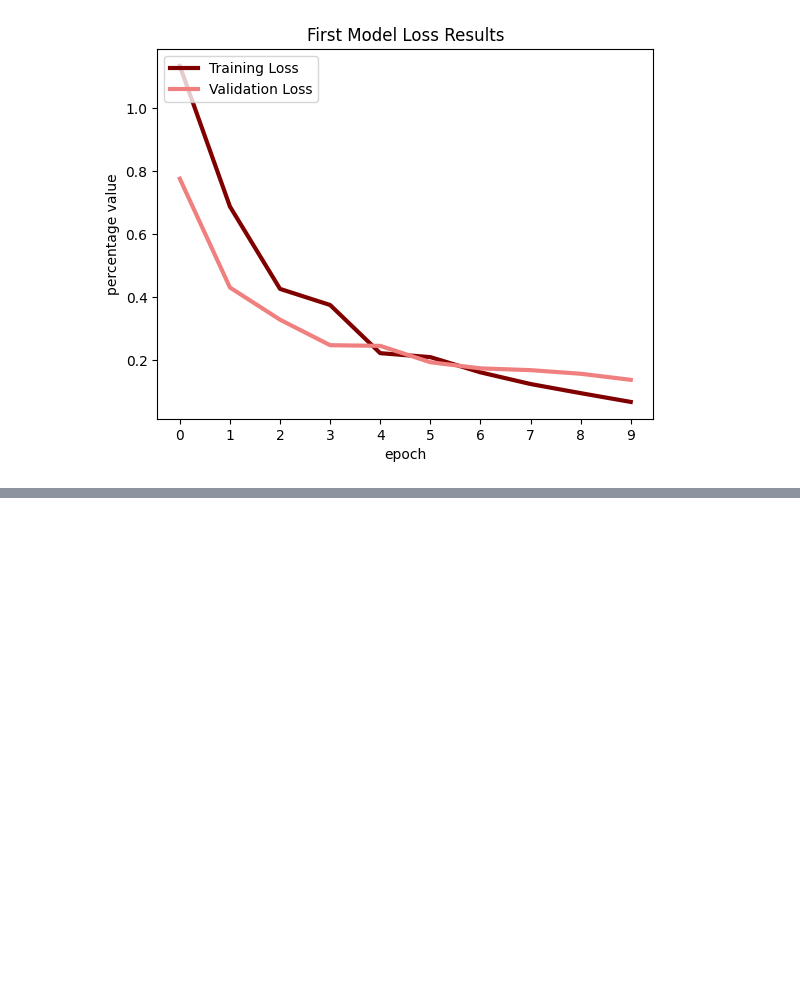
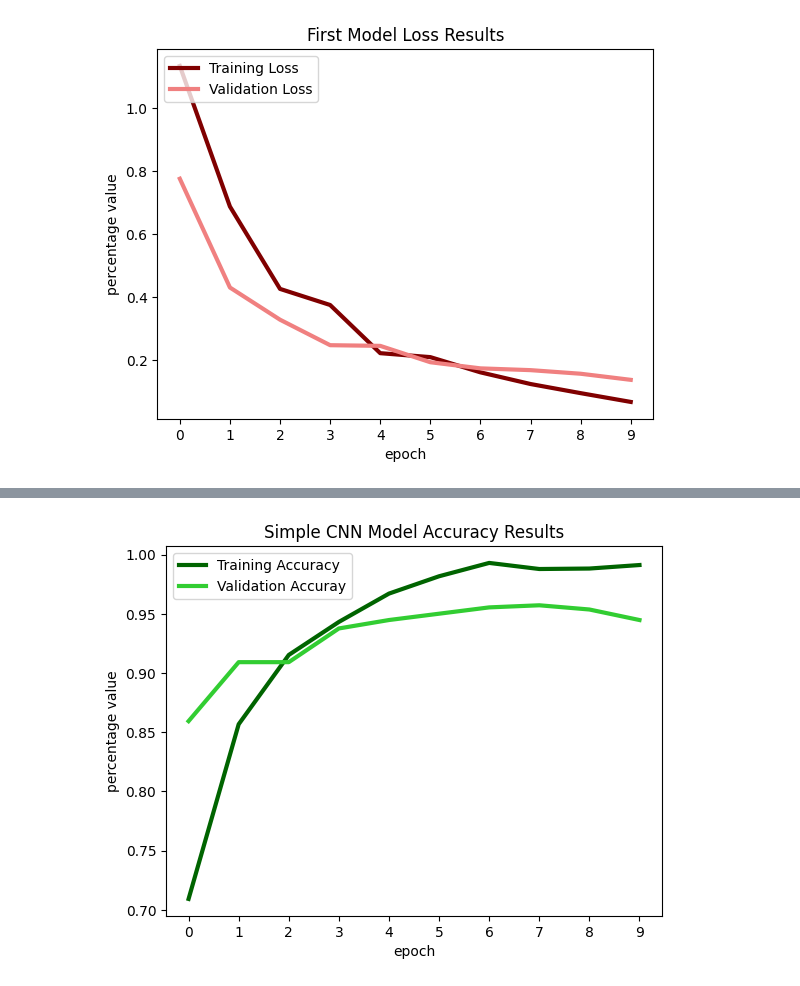
Before and after one commit to rockaguirre/Neuro-140-Project, a Jupyter notebook: neuro140_final_project_aguirre.ipynb, the cells around one changed output, grey strips where cells are left out. Drawn from its saved outputs; the diff is of its cells as text; code cells hidden in the pictures; blank space fills up the shorter version.

```diff
--- a/neuro140_final_project_aguirre.ipynb
+++ b/neuro140_final_project_aguirre.ipynb
@@ -334,0 +344,26 @@ third_model.add(MaxPooling2D(pool_size(2,2)))
+# %%
+third_model = Sequential()
+
+third_model.add(Conv2D(filters=32, kernel_size = (3,3), activation='relu', input_shape = (image_size,image_size, 3)))
+third_model.add(MaxPooling2D(pool_size=(2,2)))
+
+third_model.add(Conv2D(filters=64, kernel_size = (3,3), activation='relu', input_shape = (image_size,image_size,3)))
+third_model.add(MaxPooling2D(pool_size=(2,2)))
+
+third_model.add(Conv2D(filters=128, kernel_size = (3,3), activation='relu', input_shape = (image_size,image_size,3)))
+third_model.add(MaxPooling2D(pool_size=(2,2)))
+
+third_model.add(Flatten())
+third_model.add(Dense(512, activation='relu'))
+third_model.add(Dense(4, activation='softmax'))
+# %%
+third_model.compile(optimizer=Adam(learning_rate=0.001), loss='categorical_crossentropy', metrics= 'Accuracy')
+# %%
+batch_size = 32
+epochs = 10
+
+third_history = third_model.fit(x=scale_data_train, y=classifications_train,
+                          validation_data=(scale_data_validation, classifications_validation),
+                          batch_size=batch_size,
+                          epochs=epochs,
+                          verbose=1)
@@ -334,0 +391,11 @@ third_model.add(MaxPooling2D(pool_size(2,2)))
+# %%
+plt.plot(third_history.history['Accuracy'], 'darkgreen', linewidth=3)
+plt.plot(third_history.history['val_Accuracy'], 'limegreen', linewidth=3)
+plt.title('Simple CNN Model Accuracy Results')
+plt.xlabel('epoch')
+plt.ylabel('percentage value')
+plt.xticks([x for x in range(epochs)])
+plt.legend(['Training Accuracy', 'Validation Accuray'], loc='upper left')
+plt.show()
+# %% [output]
+[figure, added]
```
Also changed, not shown: parts of 12 cells of this notebook.
